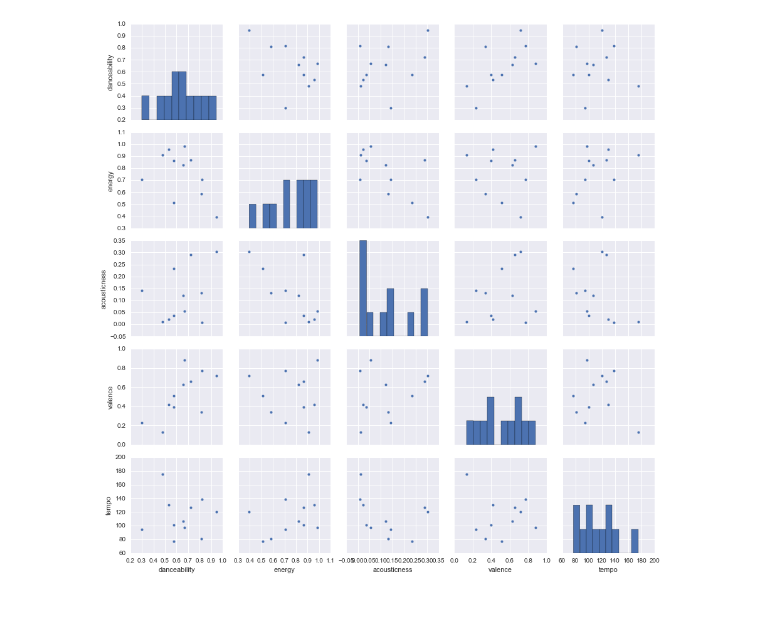
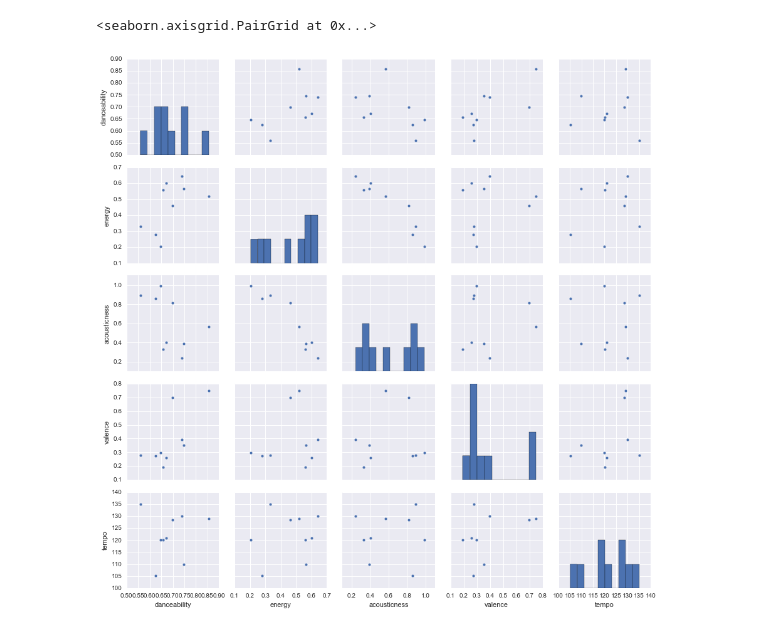
Before and after one commit to chaseWilliams/moodify, a Jupyter notebook: visualize.ipynb, the cells around one changed output. Cells and saved outputs as stored; diff of their text form; code cells hidden in the pictures.

```diff
--- a/visualize.ipynb
+++ b/visualize.ipynb
@@ -48,5 +60,4 @@ sns.pairplot(df[['danceability', 'energy', 'acousticness', 'valence', 'tempo']])
 # %%
-temp_df = df[df['playlist_id'] == 0]
+temp_df = df[df['playlist_id'] == 21]
 sns.pairplot(temp_df[['danceability', 'energy', 'acousticness', 'valence', 'tempo']])
-temp_df
 # %% [output]
@@ -65 +64,2 @@ temp_df
+<seaborn.axisgrid.PairGrid at 0x...>
-[figure, old version]
+[figure, new version]
```
Also changed, not shown: parts of 10 cells of this notebook, 6 other files.
